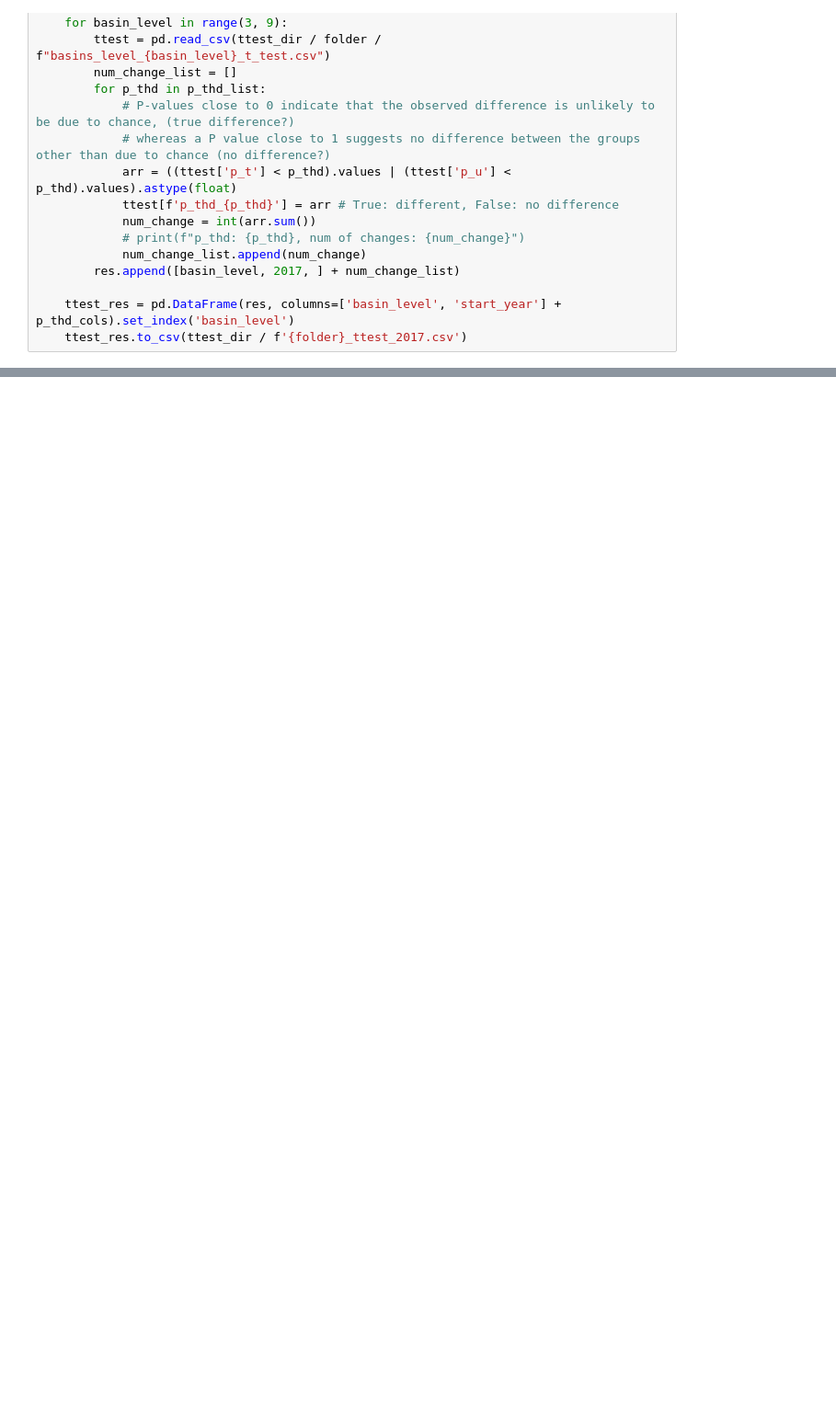
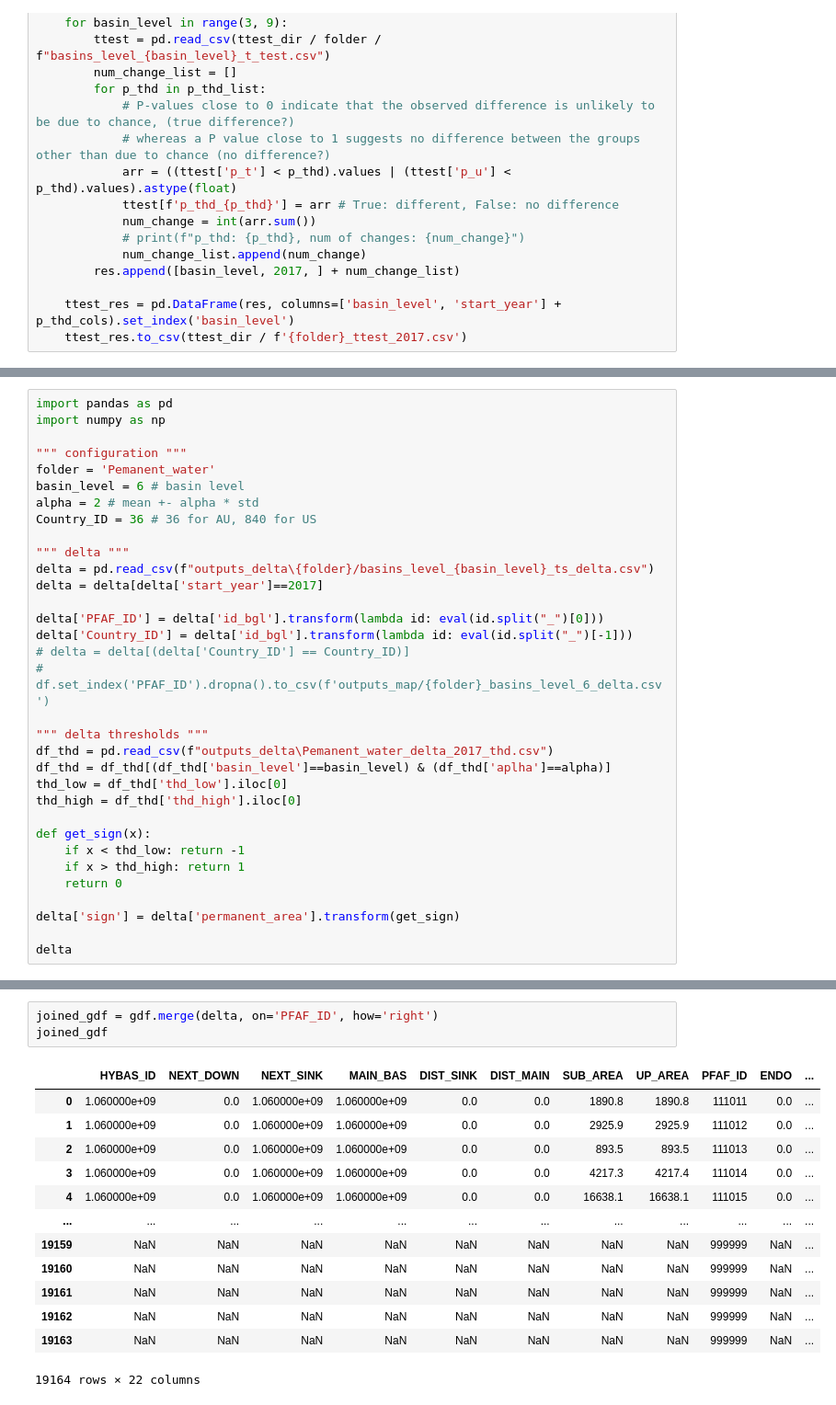
Before and after one commit to puzhao8/SDG661-Fresh-Water, a Jupyter notebook: testbed.ipynb, the cells around one changed output, grey strips where cells are left out. Shown at 92% size. Saved outputs shown, nothing was run; the diff lists cells and outputs as text; blank space fills up the shorter version.

```diff
--- a/testbed.ipynb
+++ b/testbed.ipynb
@@ -484,0 +453,33 @@ df_delta['permanent_area'].dropna().describe()
+# %%
+import pandas as pd
+import numpy as np
+
+""" configuration """
+folder = 'Pemanent_water'
+basin_level = 6 # basin level
+alpha = 2 # mean +- alpha * std
+Country_ID = 36 # 36 for AU, 840 for US
+
+""" delta """
+delta = pd.read_csv(f"outputs_delta\{folder}/basins_level_{basin_level}_ts_delta.csv")
+delta = delta[delta['start_year']==2017]
+
+delta['PFAF_ID'] = delta['id_bgl'].transform(lambda id: eval(id.split("_")[0]))
+delta['Country_ID'] = delta['id_bgl'].transform(lambda id: eval(id.split("_")[-1]))
+# delta = delta[(delta['Country_ID'] == Country_ID)]
+# df.set_index('PFAF_ID').dropna().to_csv(f'outputs_map/{folder}_basins_level_6_delta.csv')
+
+""" delta thresholds """
+df_thd = pd.read_csv(f"outputs_delta\Pemanent_water_delta_2017_thd.csv")
+df_thd = df_thd[(df_thd['basin_level']==basin_level) & (df_thd['aplha']==alpha)]
+thd_low = df_thd['thd_low'].iloc[0]
+thd_high = df_thd['thd_high'].iloc[0]
+
+def get_sign(x):
+    if x < thd_low: return -1
+    if x > thd_high: return 1
+    return 0
+
+delta['sign'] = delta['permanent_area'].transform(get_sign)
+
+delta
@@ -484,0 +530,17 @@ df_delta['permanent_area'].dropna().describe()
+# %%
+joined_gdf = gdf.merge(delta, on='PFAF_ID', how='right')
+joined_gdf
+# %% [output]
+|  | HYBAS_ID | NEXT_DOWN | NEXT_SINK | MAIN_BAS | DIST_SINK | DIST_MAIN | SUB_AREA | UP_AREA | PFAF_ID | ENDO | ... |
+| 0 | 1.060000e+09 | 0.0 | 1.060000e+09 | 1.060000e+09 | 0.0 | 0.0 | 1890.8 | 1890.8 | 111011 | 0.0 | ... |
+| 1 | 1.060000e+09 | 0.0 | 1.060000e+09 | 1.060000e+09 | 0.0 | 0.0 | 2925.9 | 2925.9 | 111012 | 0.0 | ... |
+| 2 | 1.060000e+09 | 0.0 | 1.060000e+09 | 1.060000e+09 | 0.0 | 0.0 | 893.5 | 893.5 | 111013 | 0.0 | ... |
+| 3 | 1.060000e+09 | 0.0 | 1.060000e+09 | 1.060000e+09 | 0.0 | 0.0 | 4217.3 | 4217.4 | 111014 | 0.0 | ... |
+| 4 | 1.060000e+09 | 0.0 | 1.060000e+09 | 1.060000e+09 | 0.0 | 0.0 | 16638.1 | 16638.1 | 111015 | 0.0 | ... |
+| ... | ... | ... | ... | ... | ... | ... | ... | ... | ... | ... | ... |
+| 19159 | NaN | NaN | NaN | NaN | NaN | NaN | NaN | NaN | 999999 | NaN | ... |
+| 19160 | NaN | NaN | NaN | NaN | NaN | NaN | NaN | NaN | 999999 | NaN | ... |
+| 19161 | NaN | NaN | NaN | NaN | NaN | NaN | NaN | NaN | 999999 | NaN | ... |
+| 19162 | NaN | NaN | NaN | NaN | NaN | NaN | NaN | NaN | 999999 | NaN | ... |
+| 19163 | NaN | NaN | NaN | NaN | NaN | NaN | NaN | NaN | 999999 | NaN | ... |
+19164 rows × 22 columns
```
Also changed, not shown: parts of 23 cells of this notebook, 3 other files.
